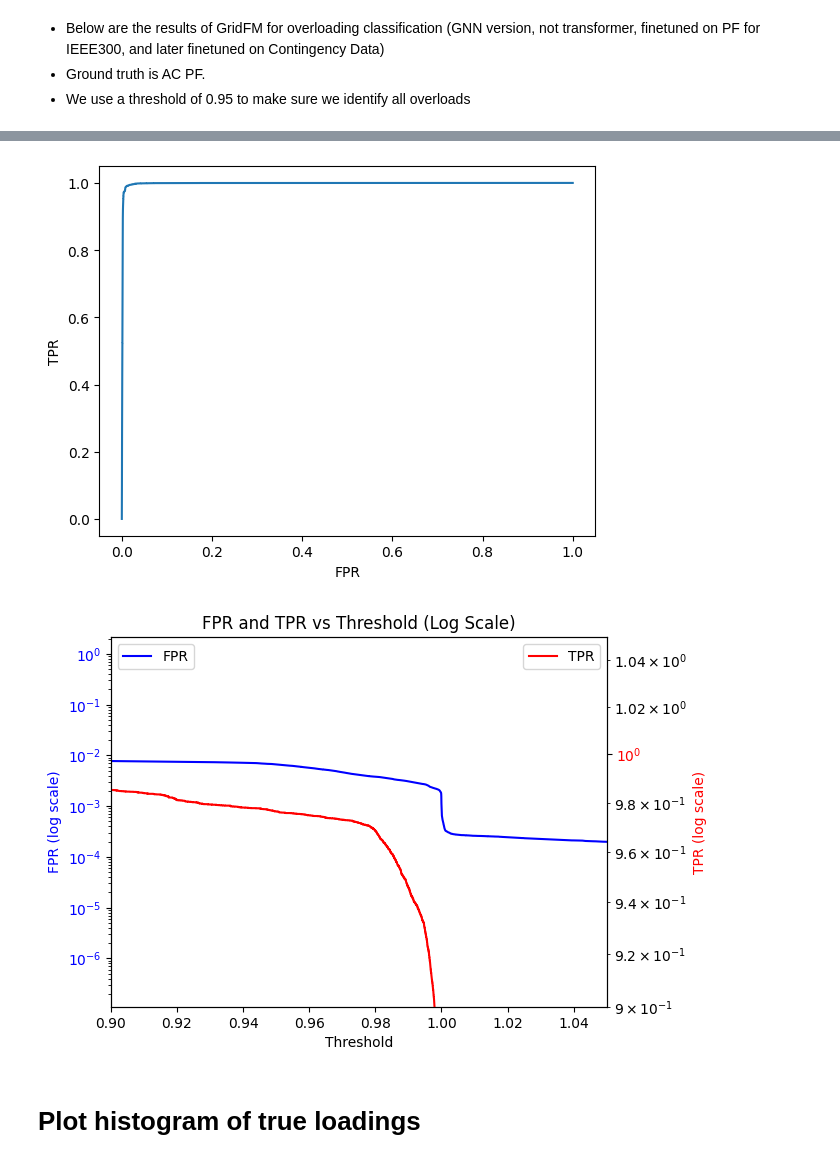
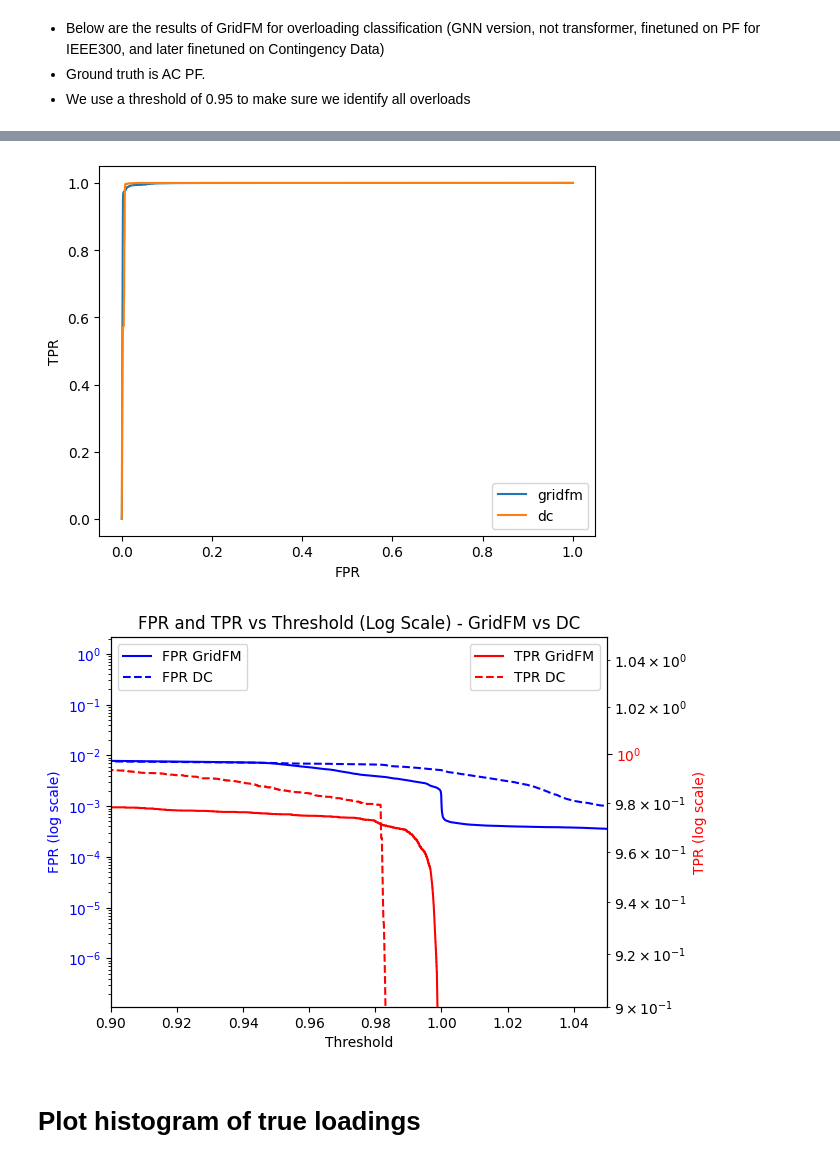
Before and after one commit to gridfm/gridfm-datakit, a Jupyter notebook: notebooks/post_processing.ipynb, the cells around one changed output, grey strips where cells are left out. Saved outputs shown, nothing was run; the diff lists cells and outputs as text; code cells hidden in the pictures.

```diff
--- a/notebooks/post_processing.ipynb
+++ b/notebooks/post_processing.ipynb
@@ -124,0 +136,6 @@ pf_node.loc[pf_node.REF==1, "VA_pred_corrected"] = pf_node.loc[pf_node.REF==1, "
+# %%
+pf_node["Vm_dc_corrected"] = pf_node["Vm_dc"]
+pf_node["Va_dc_corrected"] = pf_node["Va_dc"]
+
+pf_node.loc[pf_node.PV==1, "Vm_dc_corrected"] = pf_node.loc[pf_node.PV==1, "Vm"]
+pf_node.loc[pf_node.REF==1, "Va_dc_corrected"] = pf_node.loc[pf_node.REF==1, "Va"]
@@ -127,28 +155,37 @@ pf_node.loc[pf_node.REF==1, "VA_pred_corrected"] = pf_node.loc[pf_node.REF==1, "
 # %%
 loadings = []
 loadings_pred = []
+loadings_dc = []
+
 for scenario_idx in tqdm(pf_node.scenario.unique()):
     pf_node_scenario = pf_node[pf_node.scenario == scenario_idx]
     branch_idx_removed_scenario = branch_idx_removed[branch_idx_removed.scenario == scenario_idx].iloc[:, 1:].values
     # remove nan
     branch_idx_removed_scenario = branch_idx_removed_scenario[~np.isnan(branch_idx_removed_scenario)].astype(np.int32)
     V_true = pf_node_scenario["Vm"].values * np.exp(1j * pf_node_scenario["Va"].values * np.pi / 180)
-    V_pred = pf_node_scenario["VM_pred_corrected"].values * np.exp(1j * pf_node_scenario["VA_pred_corrected"].values * np.pi / 180)
+    V_pred = pf_node_scenario["Vm_pred_corrected"].values * np.exp(1j * pf_node_scenario["Va_pred_corrected"].values * np.pi / 180)
+    V_dc = pf_node_scenario["Vm_dc_corrected"].values * np.exp(1j * pf_node_scenario["Va_dc_corrected"].values * np.pi / 180)
     If_true, It_true = compute_branch_currents_kA(Yf, Yt, V_true, Vf_base_kV, Vt_base_kV, sn_mva)
     If_pred, It_pred = compute_branch_currents_kA(Yf, Yt, V_pred, Vf_base_kV, Vt_base_kV, sn_mva)
+    If_dc, It_dc = compute_branch_currents_kA(Yf, Yt, V_dc, Vf_base_kV, Vt_base_kV, sn_mva)
+
     loading_true = compute_loading(If_true, It_true, Vf_base_kV, Vt_base_kV, rate_a)
     loading_pred = compute_loading(If_pred, It_pred, Vf_base_kV, Vt_base_kV, rate_a)
+    loading_dc = compute_loading(If_dc, It_dc, Vf_base_kV, Vt_base_kV, rate_a)
+
     # remove the branches that are removed from loading
     loading_true[branch_idx_removed_scenario] = -1
     loading_pred[branch_idx_removed_scenario] = -1
+    loading_dc[branch_idx_removed_scenario] = -1
+
     loadings.append(loading_true)
     loadings_pred.append(loading_pred)
+    loadings_dc.append(loading_dc)
+
 
 loadings = np.array(loadings)
 loadings_pred = np.array(loadings_pred)
+loadings_dc = np.array(loadings_dc)
-# %%
-loadings = np.array(loadings)
-loadings_pred = np.array(loadings_pred)
 # %%
 removed_lines = (loadings == -1)
 removed_lines_pred = (loadings_pred == -1)
@@ -200,46 +254,46 @@ Best threshold: 0.99, Best F1: 0.6940412613291378
 # %%
-#ROC curve
-# import roc curve
+
 from sklearn.metrics import roc_curve
-fpr, tpr, thresholds = roc_curve(overloadings, loadings_pred[removed_lines==False])
-plt.plot(fpr, tpr)
+fpr_gridfm, tpr_gridfm, thresholds_gridfm = roc_curve(overloadings, loadings_pred[removed_lines==False])
+fpr_dc, tpr_dc, thresholds_dc = roc_curve(overloadings, loadings_dc[removed_lines==False])
+plt.plot(fpr_gridfm, tpr_gridfm, label="gridfm")
+plt.plot(fpr_dc, tpr_dc,  label="dc")
 plt.xlabel("FPR")
 plt.ylabel("TPR")
+plt.legend()
 plt.show()
 # %% [output]
-[figure, old version]
+[figure, new version]
 # %%
-# Create DataFrame for FPR, TPR, and Threshold
-fpr_tpr = pd.DataFrame({"FPR": fpr, "TPR": tpr, "Threshold": thresholds})
 
 # Plot FPR on a log scale
 fig, ax1 = plt.subplots()
 
-ax1.plot(fpr_tpr["Threshold"], fpr_tpr["FPR"], label="FPR", color='blue')
+ax1.plot(thresholds_gridfm, fpr_gridfm, label="FPR GridFM", color='blue')
+ax1.plot(thresholds_dc, fpr_dc, label="FPR DC", color='blue', linestyle='--')
 ax1.set_xlabel("Threshold")
 ax1.set_ylabel("FPR (log scale)", color='blue')
 ax1.set_yscale('log')  # log scale for FPR
 ax1.tick_params(axis='y', labelcolor='blue')
 ax1.set_xlim(0.90, 1.05)
 
-
-
 # Create a second y-axis for TPR
 ax2 = ax1.twinx()
-ax2.plot(fpr_tpr["Threshold"], fpr_tpr["TPR"], label="TPR", color='red')
+ax2.plot(thresholds_gridfm, tpr_gridfm, label="TPR GridFM", color='red')
+ax2.plot(thresholds_dc, tpr_dc, label="TPR DC", color='red', linestyle='--')
 ax2.set_ylabel("TPR (log scale)", color='red')
 ax2.set_yscale('log')  # log scale for TPR
 ax2.tick_params(axis='y', labelcolor='red')
 ax2.set_ylim(0.90, 1.05)
 
 # Add legends
 ax1.legend(loc='upper left')
 ax2.legend(loc='upper right')
 
-plt.title("FPR and TPR vs Threshold (Log Scale)")
+plt.title("FPR and TPR vs Threshold (Log Scale) - GridFM vs DC")
 plt.show()
 # %% [output]
-[figure, old version]
+[figure, new version]
 # %% [markdown]
 # Plot histogram of true loadings
 # %%
```
Also changed, not shown: parts of 25 cells of this notebook, 1 other file.
